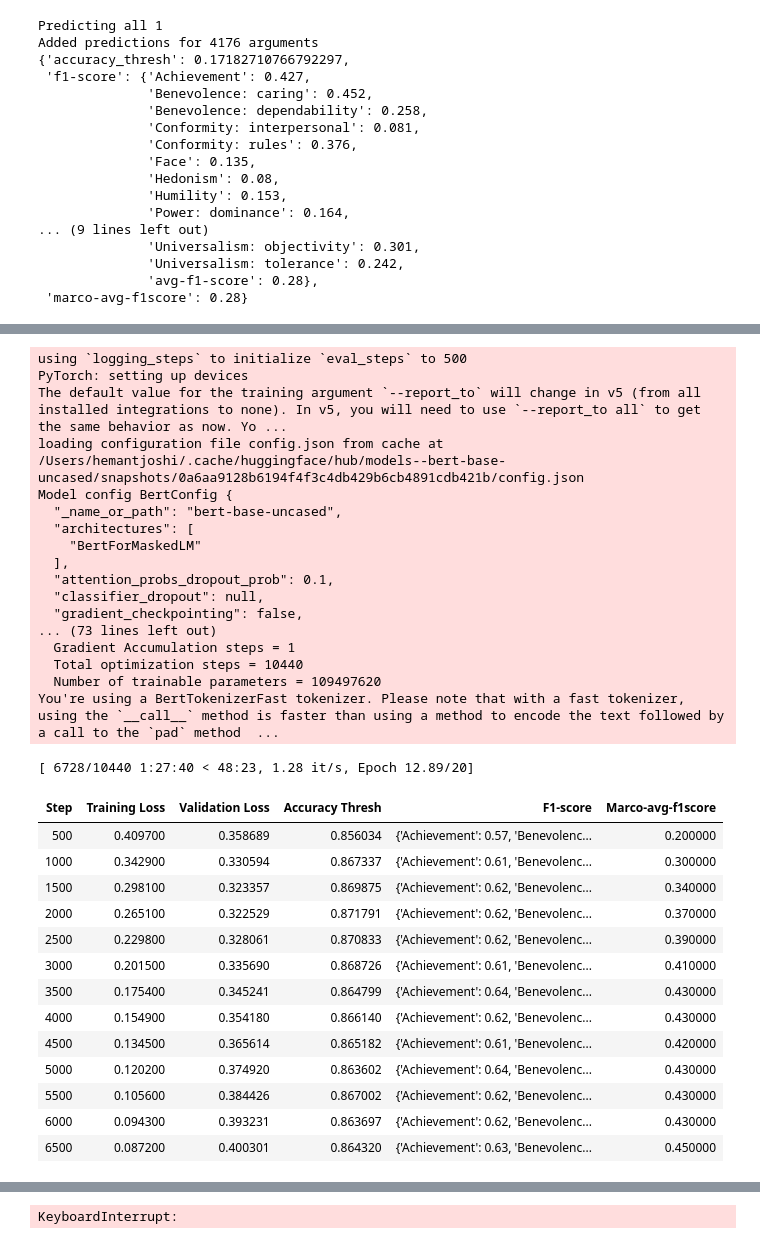
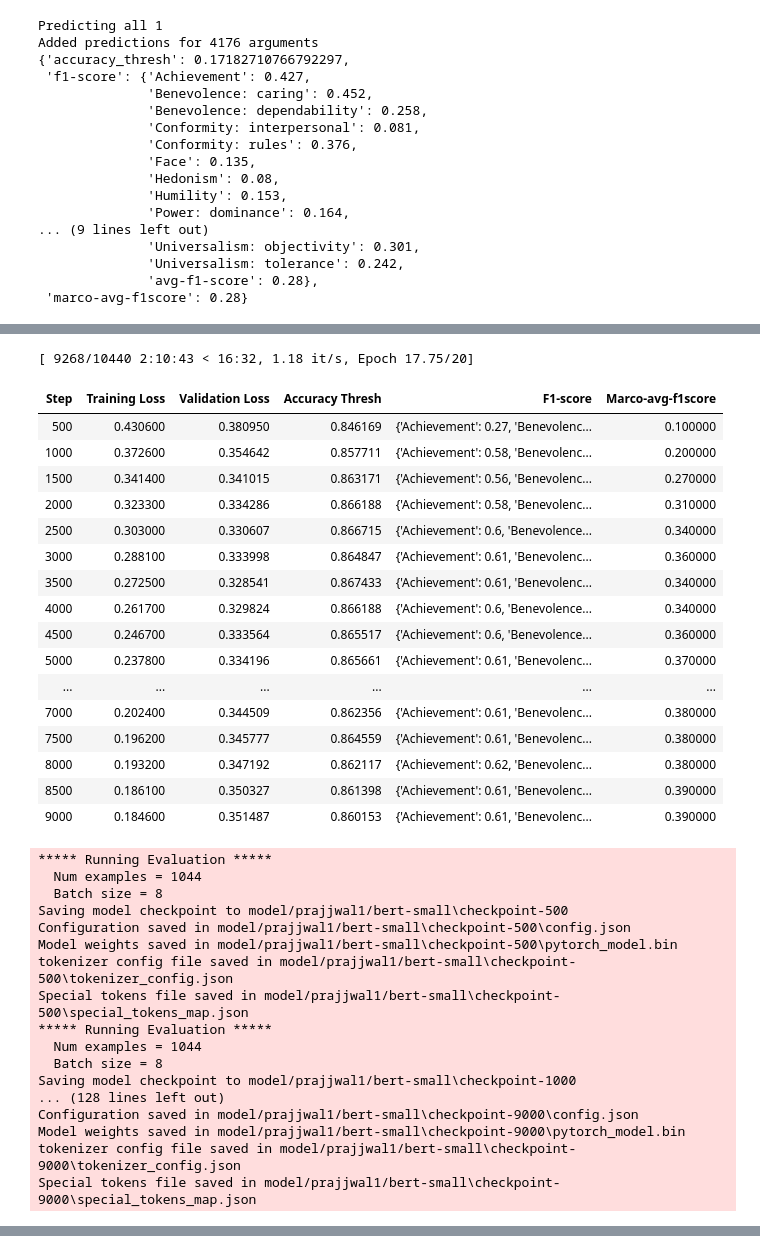
Before and after one commit to hjoshi123/SemEvalHumanValues, a Jupyter notebook: main.ipynb, the cells around one changed output, grey strips where cells are left out. Cells and saved outputs as stored; diff of their text form; code cells hidden in the pictures.

Commit message:
Outputs with bert-small

```diff
--- a/main.ipynb
+++ b/main.ipynb
@@ -107,6 +109,6 @@ Added predictions for 4176 arguments
               'avg-f1-score': 0.28},
  'marco-avg-f1score': 0.28}
 # %%
-bert_model_evaluation = train_bert_model(train_arguments, os.path.join('model/', 'bert-base-uncased'), human_values['1'], valid_arguments)
+bert_model_evaluation = train_bert_model(train_arguments, os.path.join('model/', 'prajjwal1/bert-small'), human_values['1'], valid_arguments)
 print(bert_model_evaluation['eval_f1-score'])
 # %% [output]
@@ -130,32 +132,35 @@ Model config BertConfig {
-using `logging_steps` to initialize `eval_steps` to 500
-PyTorch: setting up devices
-The default value for the training argument `--report_to` will change in v5 (from all installed integrations to none). In v5, you will need to use `--report_to all` to get the same behavior as now. Yo ...
-loading configuration file config.json from cache at /Users/hemantjoshi/.cache/huggingface/hub/models--bert-base-uncased/snapshots/0a6aa9128b6194f4f3c4db429b6cb4891cdb421b/config.json
-Model config BertConfig {
-  "_name_or_path": "bert-base-uncased",
-  "architectures": [
-    "BertForMaskedLM"
-  ],
-  "attention_probs_dropout_prob": 0.1,
-  "classifier_dropout": null,
-  "gradient_checkpointing": false,
-... (73 lines left out)
-  Gradient Accumulation steps = 1
-  Total optimization steps = 10440
-  Number of trainable parameters = 109497620
-You're using a BertTokenizerFast tokenizer. Please note that with a fast tokenizer, using the `__call__` method is faster than using a method to encode the text followed by a call to the `pad` method  ...
+[ 9268/10440 2:10:43 < 16:32, 1.18 it/s, Epoch 17.75/20]
+| Step | Training Loss | Validation Loss | Accuracy Thresh | F1-score | Marco-avg-f1score |
+| 500 | 0.430600 | 0.380950 | 0.846169 | {'Achievement': 0.27, 'Benevolenc... | 0.100000 |
+| 1000 | 0.372600 | 0.354642 | 0.857711 | {'Achievement': 0.58, 'Benevolenc... | 0.200000 |
+| 1500 | 0.341400 | 0.341015 | 0.863171 | {'Achievement': 0.56, 'Benevolenc... | 0.270000 |
+| 2000 | 0.323300 | 0.334286 | 0.866188 | {'Achievement': 0.58, 'Benevolenc... | 0.310000 |
+| 2500 | 0.303000 | 0.330607 | 0.866715 | {'Achievement': 0.6, 'Benevolence... | 0.340000 |
+| 3000 | 0.288100 | 0.333998 | 0.864847 | {'Achievement': 0.61, 'Benevolenc... | 0.360000 |
+| 3500 | 0.272500 | 0.328541 | 0.867433 | {'Achievement': 0.61, 'Benevolenc... | 0.340000 |
+| 4000 | 0.261700 | 0.329824 | 0.866188 | {'Achievement': 0.6, 'Benevolence... | 0.340000 |
+| 4500 | 0.246700 | 0.333564 | 0.865517 | {'Achievement': 0.6, 'Benevolence... | 0.360000 |
+| 5000 | 0.237800 | 0.334196 | 0.865661 | {'Achievement': 0.61, 'Benevolenc... | 0.370000 |
+| ... | ... | ... | ... | ... | ... |
+| 7000 | 0.202400 | 0.344509 | 0.862356 | {'Achievement': 0.61, 'Benevolenc... | 0.380000 |
+| 7500 | 0.196200 | 0.345777 | 0.864559 | {'Achievement': 0.61, 'Benevolenc... | 0.380000 |
+| 8000 | 0.193200 | 0.347192 | 0.862117 | {'Achievement': 0.62, 'Benevolenc... | 0.380000 |
+| 8500 | 0.186100 | 0.350327 | 0.861398 | {'Achievement': 0.61, 'Benevolenc... | 0.390000 |
+| 9000 | 0.184600 | 0.351487 | 0.860153 | {'Achievement': 0.61, 'Benevolenc... | 0.390000 |
-[ 6728/10440 1:27:40 < 48:23, 1.28 it/s, Epoch 12.89/20]
+***** Running Evaluation *****
+  Num examples = 1044
+  Batch size = 8
+Saving model checkpoint to model/prajjwal1/bert-small\checkpoint-500
+Configuration saved in model/prajjwal1/bert-small\checkpoint-500\config.json
+Model weights saved in model/prajjwal1/bert-small\checkpoint-500\pytorch_model.bin
+tokenizer config file saved in model/prajjwal1/bert-small\checkpoint-500\tokenizer_config.json
+Special tokens file saved in model/prajjwal1/bert-small\checkpoint-500\special_tokens_map.json
+***** Running Evaluation *****
+  Num examples = 1044
+  Batch size = 8
+Saving model checkpoint to model/prajjwal1/bert-small\checkpoint-1000
+... (128 lines left out)
+Configuration saved in model/prajjwal1/bert-small\checkpoint-9000\config.json
+Model weights saved in model/prajjwal1/bert-small\checkpoint-9000\pytorch_model.bin
+tokenizer config file saved in model/prajjwal1/bert-small\checkpoint-9000\tokenizer_config.json
+Special tokens file saved in model/prajjwal1/bert-small\checkpoint-9000\special_tokens_map.json
-| Step | Training Loss | Validation Loss | Accuracy Thresh | F1-score | Marco-avg-f1score |
-| 500 | 0.409700 | 0.358689 | 0.856034 | {'Achievement': 0.57, 'Benevolenc... | 0.200000 |
-| 1000 | 0.342900 | 0.330594 | 0.867337 | {'Achievement': 0.61, 'Benevolenc... | 0.300000 |
-| 1500 | 0.298100 | 0.323357 | 0.869875 | {'Achievement': 0.62, 'Benevolenc... | 0.340000 |
-| 2000 | 0.265100 | 0.322529 | 0.871791 | {'Achievement': 0.62, 'Benevolenc... | 0.370000 |
-| 2500 | 0.229800 | 0.328061 | 0.870833 | {'Achievement': 0.62, 'Benevolenc... | 0.390000 |
-| 3000 | 0.201500 | 0.335690 | 0.868726 | {'Achievement': 0.61, 'Benevolenc... | 0.410000 |
-| 3500 | 0.175400 | 0.345241 | 0.864799 | {'Achievement': 0.64, 'Benevolenc... | 0.430000 |
-| 4000 | 0.154900 | 0.354180 | 0.866140 | {'Achievement': 0.62, 'Benevolenc... | 0.430000 |
-| 4500 | 0.134500 | 0.365614 | 0.865182 | {'Achievement': 0.61, 'Benevolenc... | 0.420000 |
-| 5000 | 0.120200 | 0.374920 | 0.863602 | {'Achievement': 0.64, 'Benevolenc... | 0.430000 |
-| 5500 | 0.105600 | 0.384426 | 0.867002 | {'Achievement': 0.62, 'Benevolenc... | 0.430000 |
-| 6000 | 0.094300 | 0.393231 | 0.863697 | {'Achievement': 0.62, 'Benevolenc... | 0.430000 |
-| 6500 | 0.087200 | 0.400301 | 0.864320 | {'Achievement': 0.63, 'Benevolenc... | 0.450000 |
@@ -179 +166,0 @@ Special tokens file saved in model/bert-base-uncased/checkpoint-6500/special_tok
-KeyboardInterrupt:
```
Also changed, not shown: parts of 4 cells of this notebook, 2 other files.
